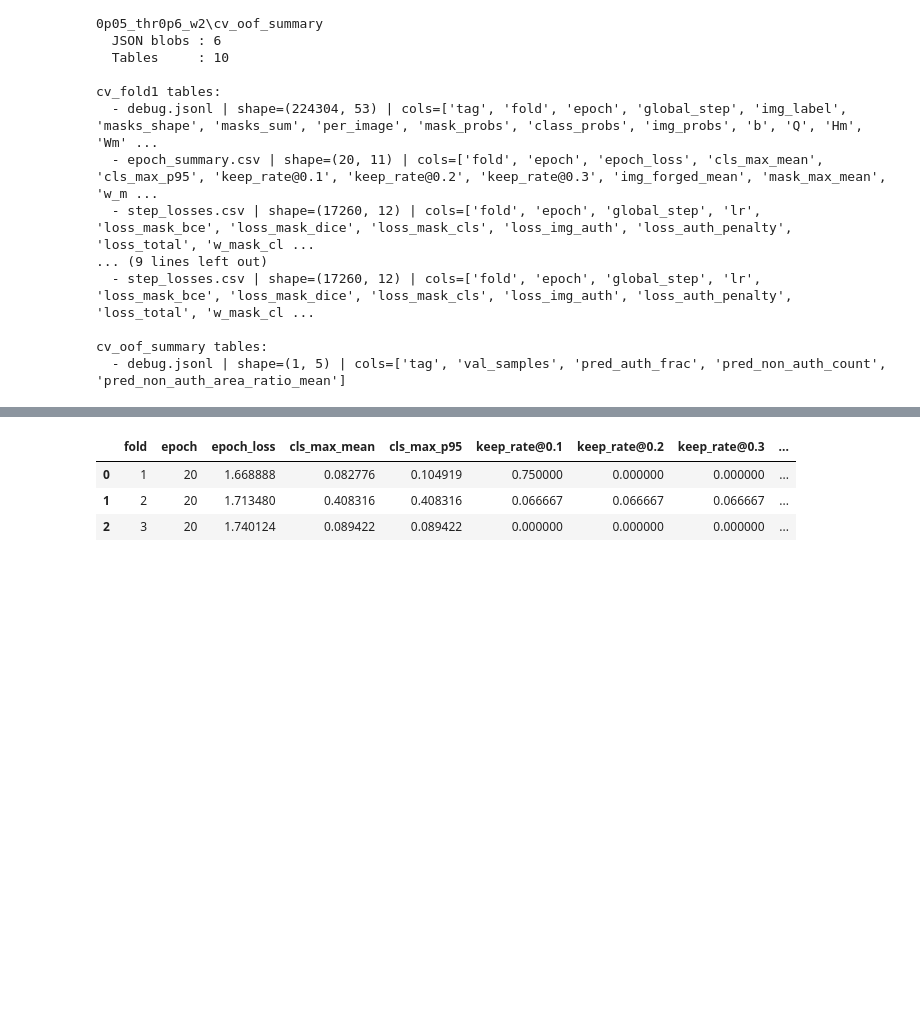
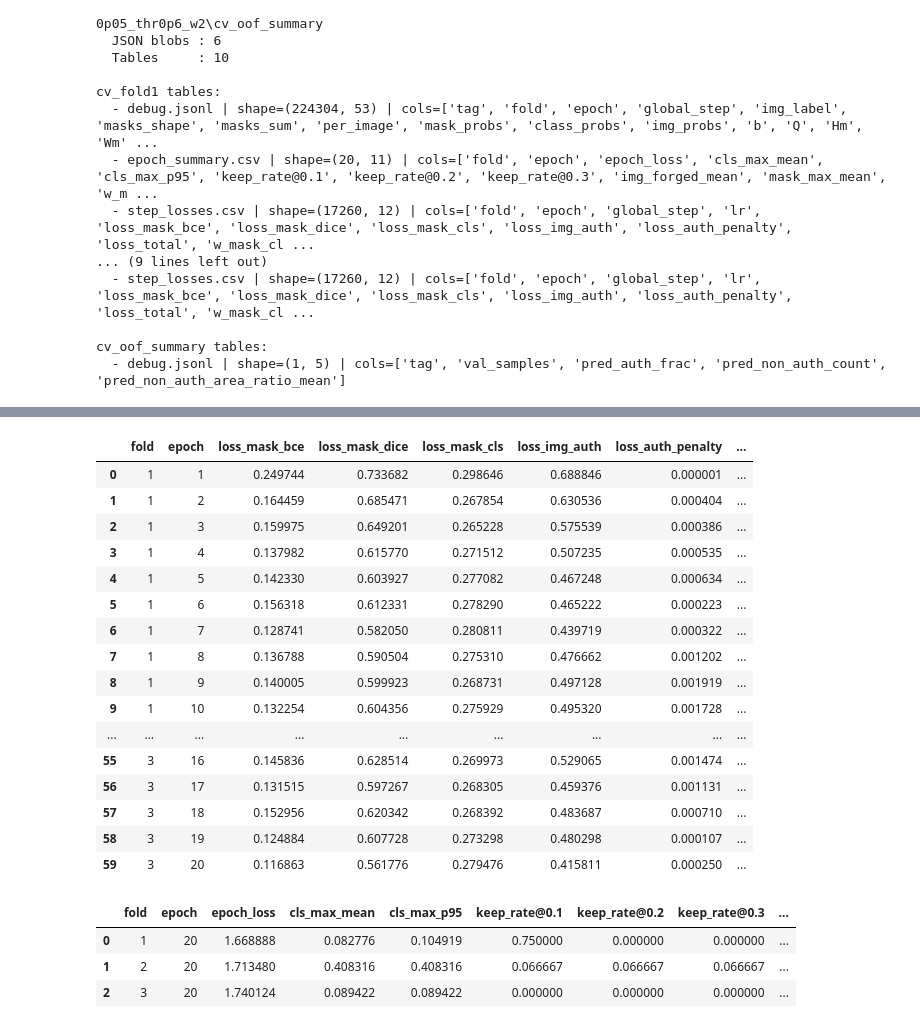
Before and after one commit to piiop/RecodAI_LUC, a Jupyter notebook: notebooks/cv_analysis.ipynb, the cells around one changed output, grey strips where cells are left out. Drawn from its saved outputs; the diff is of its cells as text; code cells hidden in the pictures; blank space fills up the shorter version.

```diff
--- a/notebooks/cv_analysis.ipynb
+++ b/notebooks/cv_analysis.ipynb
@@ -392,6 +399,40 @@ if len(step_losses):
 | 50% | 2.000000 | 10.500000 | 8629.500000 | 1.000000e-04 | 0.103695 | 0.619332 | 0.261321 | 0.463202 | ... |
 | 75% | 3.000000 | 15.250000 | 12944.250000 | 1.000000e-04 | 0.180686 | 0.763454 | 0.321237 | 0.643353 | ... |
 | max | 3.000000 | 20.000000 | 17259.000000 | 1.000000e-04 | 29.506329 | 1.000000 | 1.039320 | 4.170002 | ... |
+# %%
+# Epoch-aggregated losses (mean over steps, per fold × epoch)
+
+loss_cols = [
+    "loss_mask_bce", "loss_mask_dice", "loss_mask_cls",
+    "loss_img_auth", "loss_auth_penalty", "loss_total",
+]
+
+epoch_losses = (
+    step_losses
+    .groupby(["fold", "epoch"], as_index=False)[loss_cols]
+    .mean()
+    .sort_values(["fold", "epoch"])
+)
+
+display(epoch_losses)
+# %% [output]
+|  | fold | epoch | loss_mask_bce | loss_mask_dice | loss_mask_cls | loss_img_auth | loss_auth_penalty | ... |
+| 0 | 1 | 1 | 0.249744 | 0.733682 | 0.298646 | 0.688846 | 0.000001 | ... |
+| 1 | 1 | 2 | 0.164459 | 0.685471 | 0.267854 | 0.630536 | 0.000404 | ... |
+| 2 | 1 | 3 | 0.159975 | 0.649201 | 0.265228 | 0.575539 | 0.000386 | ... |
+| 3 | 1 | 4 | 0.137982 | 0.615770 | 0.271512 | 0.507235 | 0.000535 | ... |
+| 4 | 1 | 5 | 0.142330 | 0.603927 | 0.277082 | 0.467248 | 0.000634 | ... |
+| 5 | 1 | 6 | 0.156318 | 0.612331 | 0.278290 | 0.465222 | 0.000223 | ... |
+| 6 | 1 | 7 | 0.128741 | 0.582050 | 0.280811 | 0.439719 | 0.000322 | ... |
+| 7 | 1 | 8 | 0.136788 | 0.590504 | 0.275310 | 0.476662 | 0.001202 | ... |
+| 8 | 1 | 9 | 0.140005 | 0.599923 | 0.268731 | 0.497128 | 0.001919 | ... |
+| 9 | 1 | 10 | 0.132254 | 0.604356 | 0.275929 | 0.495320 | 0.001728 | ... |
+| ... | ... | ... | ... | ... | ... | ... | ... | ... |
+| 55 | 3 | 16 | 0.145836 | 0.628514 | 0.269973 | 0.529065 | 0.001474 | ... |
+| 56 | 3 | 17 | 0.131515 | 0.597267 | 0.268305 | 0.459376 | 0.001131 | ... |
+| 57 | 3 | 18 | 0.152956 | 0.620342 | 0.268392 | 0.483687 | 0.000710 | ... |
+| 58 | 3 | 19 | 0.124884 | 0.607728 | 0.273298 | 0.480298 | 0.000107 | ... |
+| 59 | 3 | 20 | 0.116863 | 0.561776 | 0.279476 | 0.415811 | 0.000250 | ... |
 # %%
 # --- Useful, compact diagnostics for epoch_summary ---
 
```
Also changed, not shown: parts of 2 cells of this notebook, 1 other file.
